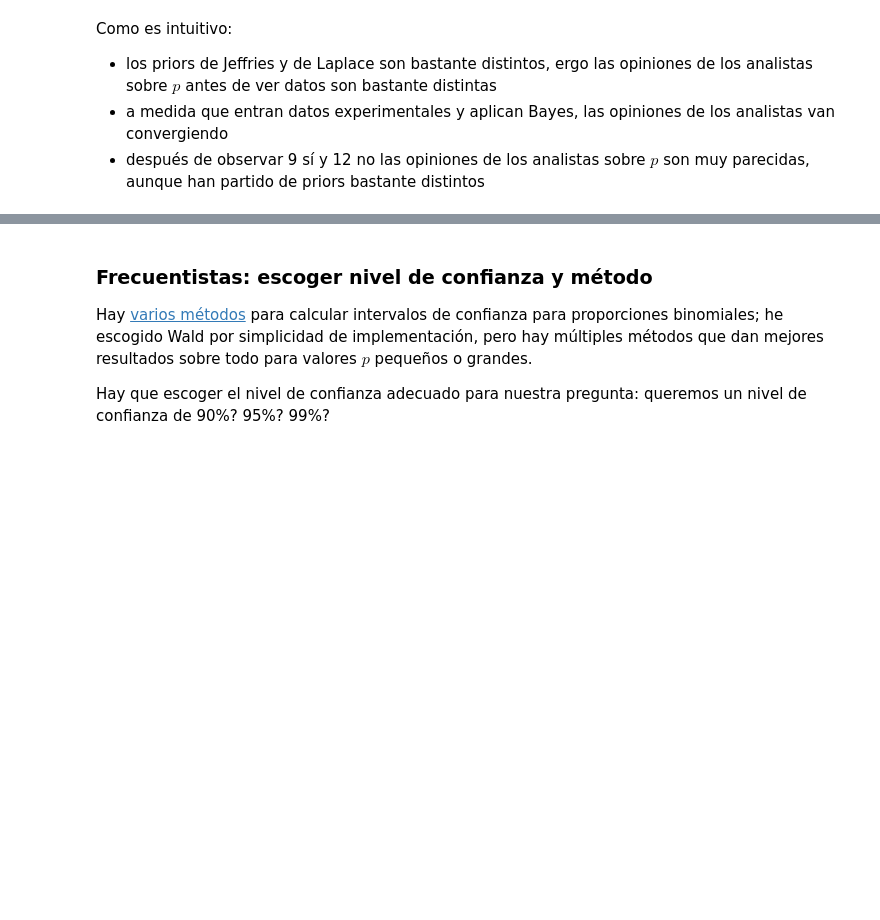
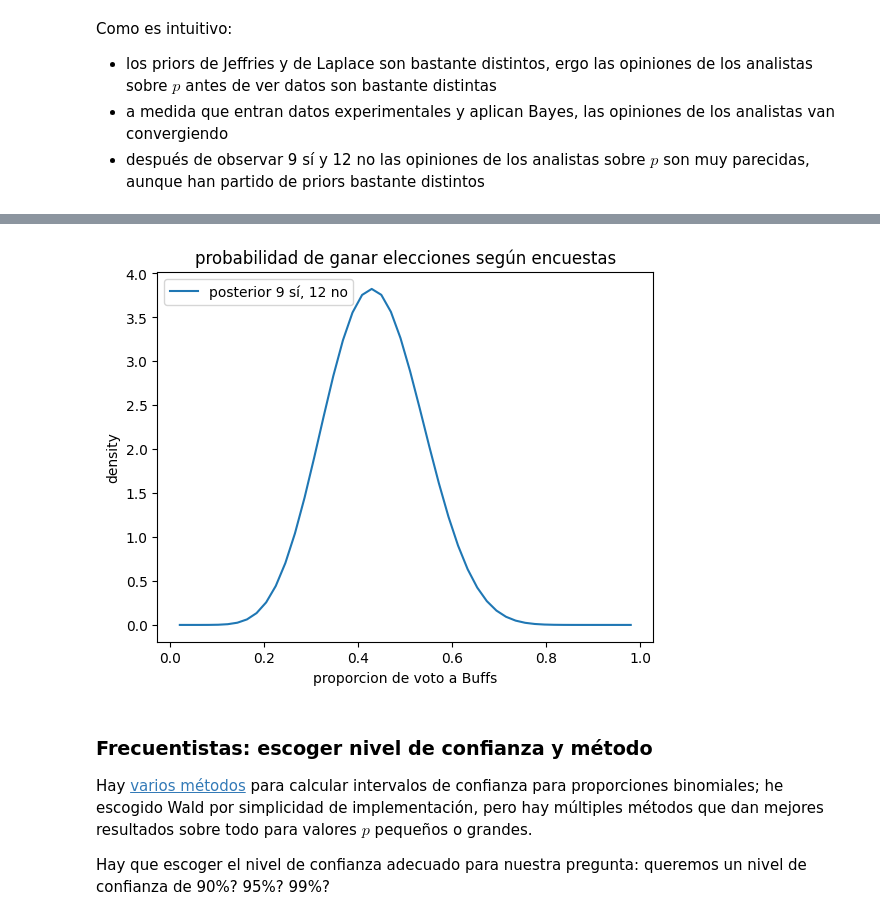
Before and after one commit to miguelsimon/ejercicios, a Jupyter notebook: estadistica_estimar_proporcion/estimar_proporcion.ipynb, the cells around one changed output, grey strips where cells are left out. Drawn from its saved outputs; the diff is of its cells as text; code cells hidden in the pictures; blank space fills up the shorter version.

```diff
--- a/estadistica_estimar_proporcion/estimar_proporcion.ipynb
+++ b/estadistica_estimar_proporcion/estimar_proporcion.ipynb
@@ -281,3 +303,19 @@ Como es intuitivo:
+# %%
+
+ys = scipy.stats.beta.pdf(xs, 1 + 9, 1 + 12)
+
+f, ax = plt.subplots(1)
+
+ax.plot(xs, ys_2, label="posterior 9 sí, 12 no")
+
+ax.set_title("probabilidad de ganar elecciones según encuestas")
+ax.set_ylabel('density')
+ax.set_xlabel('proporcion de voto a Buffs')
+
+plt.legend(loc="upper left")
+plt.show()
+# %% [output]
+[figure, added]
 # %% [markdown]
 <span id='confidence-level'></id>
 ### Frecuentistas: escoger nivel de confianza y método
```
Also changed, not shown: parts of 5 cells of this notebook.
